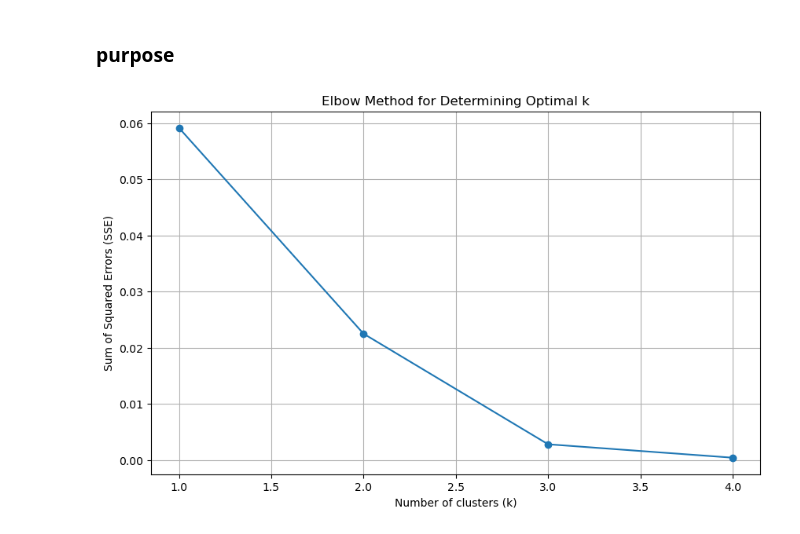
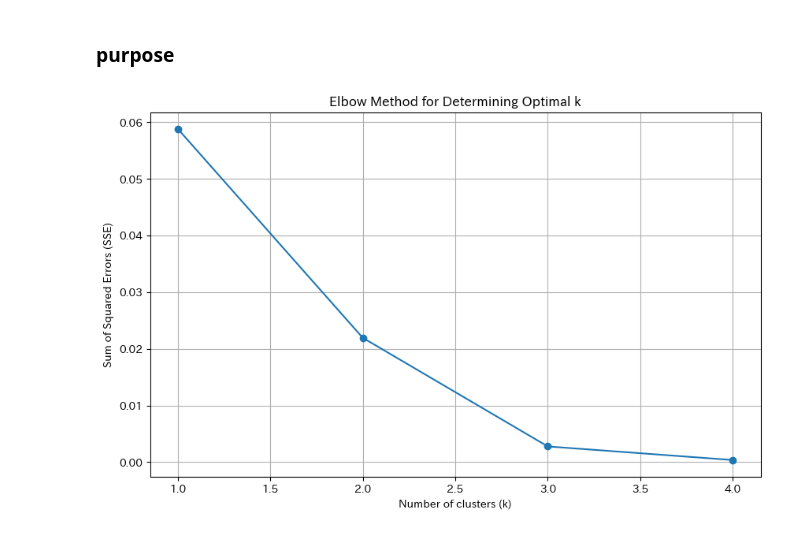
Before and after one commit to christian6022/MUFJ_Basic_Camp2024, a Jupyter notebook: src/20240801_eda.ipynb, the cells around one changed output. Saved outputs shown, nothing was run; the diff lists cells and outputs as text; code cells hidden in the pictures.

```diff
--- a/src/eda.ipynb
+++ b/src/20240801_eda.ipynb
@@ -668,28 +692,32 @@ new_df = train_df.copy()
+# %%
+# 欠損値なしデータ
+new_train_df = pd.read_csv("../data/train_imputed_with_lgbm.csv", index_col=0)
+new_test_df  = pd.read_csv("../data/test_imputed_with_lgbm.csv", index_col=0)
 # %% [markdown]
 ### purpose
 # %%
 """KMeansでクラスタリング"""
 # クロステーブルの作成
-tmp = pd.crosstab(train_df["purpose"], train_df["not.fully.paid"], normalize="index")
+tmp = pd.crosstab(new_train_df["purpose"], new_train_df["not.fully.paid"], normalize="index")
 
 # エルボー法のためのSSEを計算
 sse = []
 k_range = range(1, 5)  # クラスタ数の範囲を設定
 for k in k_range:
     kmeans = KMeans(n_clusters=k, random_state=42)
     kmeans.fit(tmp)
     sse.append(kmeans.inertia_)  # SSEを取得
 
 # エルボープロットの描画
 plt.figure(figsize=(10, 6))
 plt.plot(k_range, sse, marker='o')
 plt.xlabel('Number of clusters (k)')
 plt.ylabel('Sum of Squared Errors (SSE)')
 plt.title('Elbow Method for Determining Optimal k')
 plt.grid(True)
 plt.show()
 # %% [output]
-[figure, old version]
+[figure, new version]
 # %%
 # クラスタ数
 k = 3
```
Also changed, not shown: parts of 26 cells of this notebook, 11 other files.
